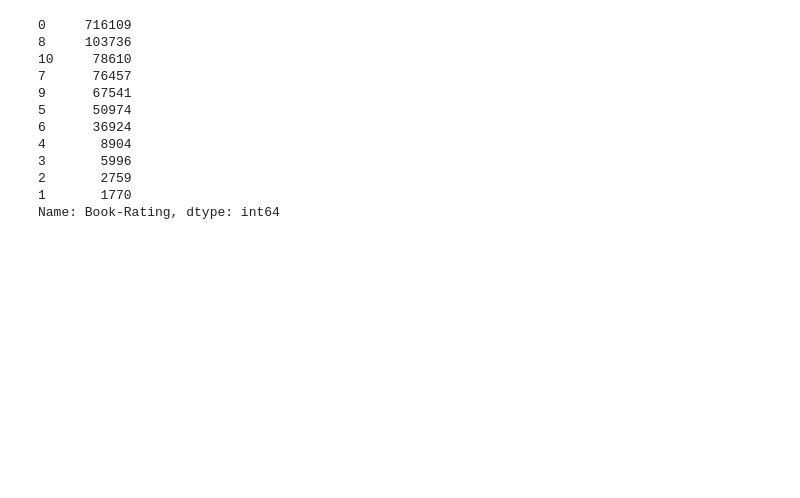
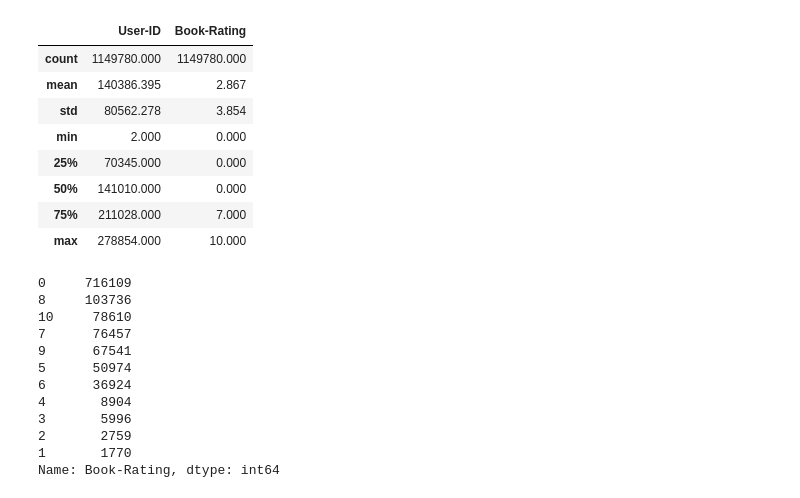
Before and after one commit to GCU-ML/Book_Recommendataion_System, a Jupyter notebook: item_based.ipynb, the cells around one changed output. Drawn from its saved outputs; the diff is of its cells as text; code cells hidden in the pictures; blank space fills up the shorter version.

```diff
--- a/item_based.ipynb
+++ b/item_based.ipynb
@@ -10,3 +47,15 @@ df_rating=pd.read_csv("dataset/Book reviews/Book reviews/BX-Book-Ratings.csv",se
+# %%
+df_rating.describe()
+# %% [output]
+|  | User-ID | Book-Rating |
+| count | 1149780.000 | 1149780.000 |
+| mean | 140386.395 | 2.867 |
+| std | 80562.278 | 3.854 |
+| min | 2.000 | 0.000 |
+| 25% | 70345.000 | 0.000 |
+| 50% | 141010.000 | 0.000 |
+| 75% | 211028.000 | 7.000 |
+| max | 278854.000 | 10.000 |
 # %%
 df_rating['Book-Rating'].value_counts()
 # %% [output]
```
Also changed, not shown: parts of 17 cells of this notebook.
